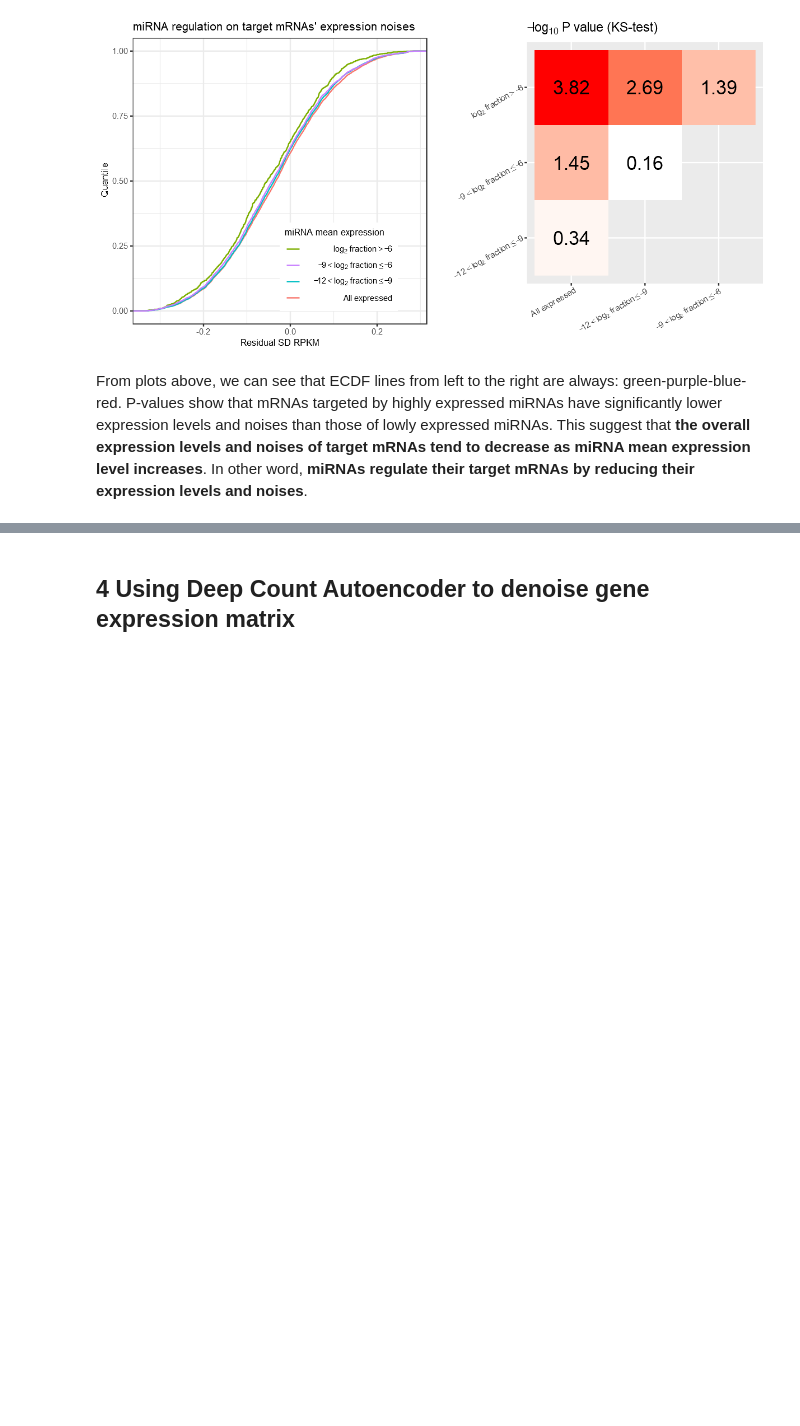
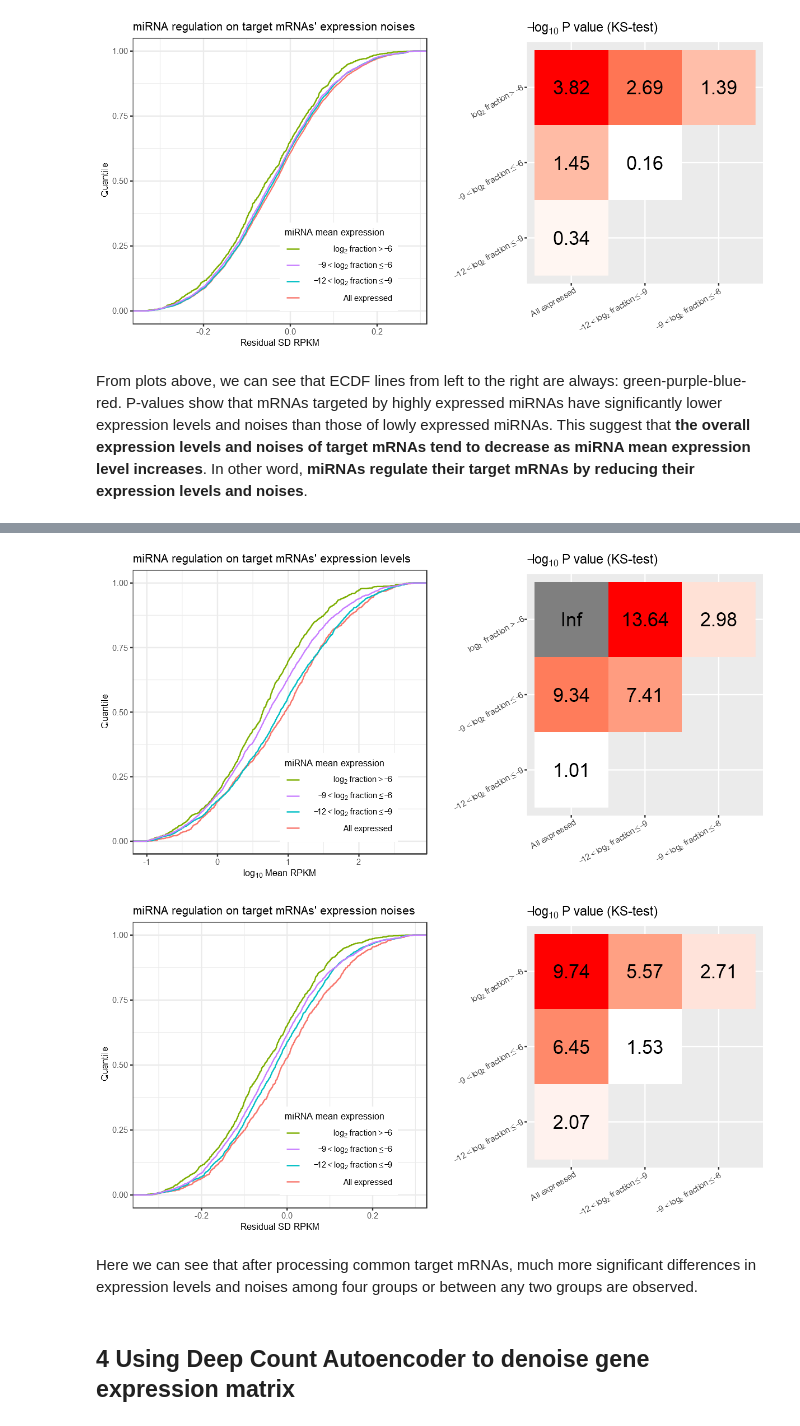
Before and after one commit to nshomron/sc-miReg, a Jupyter notebook: microRNA regulation in single cells.ipynb, the cells around one changed output, grey strips where cells are left out. Cells and saved outputs as stored; diff of their text form; code cells hidden in the pictures; blank space fills up the shorter version.

```diff
--- a/microRNA regulation in single cells.ipynb
+++ b/microRNA regulation in single cells.ipynb
@@ -317,26 +324,32 @@ ggarrange(plot_ecdf, plot_p)
 Loading required package: magrittr
 [figure]
 # %%
-plot_ecdf <- ggplot(meta_var_df, aes(x=noise, color=group)) +
-             stat_ecdf(geom = "step") +
-             lims(x=quantile(meta_var_df$noise,c(0.01,0.99))) +
-             labs(x='Residual SD RPKM' ,y='Quantile', title="miRNA regulation on target mRNAs' expression noises") +
-             scale_color_discrete(breaks=c('HE','ME','LE','background'),
-                                  name='miRNA mean expression',
-                                  labels=expression(log[2]~fraction > -6, -9 < log[2]~fraction <= -6, -12 < log[2]~fraction <= -9, 'All expressed')) +
-             theme_bw() +
-             theme(legend.position=c(0.7,0.2), title=element_text(size=10))
+# Plot ECDFs and P-value heatmap for target mRNA' expression noises in different groups
+plot_exp_noise <- function()
+{
+    plot_ecdf <- ggplot(meta_var_df, aes(x=noise, color=group)) +
+                 stat_ecdf(geom = "step") +
+                 lims(x=quantile(meta_var_df$noise,c(0.01,0.99))) +
+                 labs(x='Residual SD RPKM' ,y='Quantile', title="miRNA regulation on target mRNAs' expression noises") +
+                 scale_color_discrete(breaks=c('HE','ME','LE','background'),
+                                      name='miRNA mean expression',
+                                      labels=expression(log[2]~fraction > -6, -9 < log[2]~fraction <= -6, -12 < log[2]~fraction <= -9, 'All expressed')) +
+                 theme_bw() +
+                 theme(legend.position=c(0.7,0.2), title=element_text(size=10))
 
-plot_p <- ggplot(p_df,aes(x=x,y=y)) +
-          geom_raster(aes(fill = -log10(p_noise))) +
-          geom_text(aes(label = round(-log10(p_noise),2)), size=7) +
-          scale_fill_gradient(low = "white", high = "red") +
-          scale_x_discrete(limits=c('background','LE','ME'), labels=expression('All expressed', -12 < log[2]~fraction <= -9, -9 < log[2]~fraction <= -6)) +
-          scale_y_discrete(limits=c('LE','ME','HE'), labels=expression(-12 < log[2]~fraction <= -9, -9 < log[2]~fraction <= -6, log[2]~fraction > -6)) +
-          labs(x='',y='',title=expression(-log[10]~'P value (KS-test)')) +
-          theme(legend.position = 'none', axis.text = element_text(angle=30, hjust=1))
+    plot_p <- ggplot(p_df,aes(x=x,y=y)) +
+              geom_raster(aes(fill = -log10(p_noise))) +
+              geom_text(aes(label = round(-log10(p_noise),2)), size=7) +
+              scale_fill_gradient(low = "white", high = "red") +
+              scale_x_discrete(limits=c('background','LE','ME'), labels=expression('All expressed', -12 < log[2]~fraction <= -9, -9 < log[2]~fraction <= -6)) +
+              scale_y_discrete(limits=c('LE','ME','HE'), labels=expression(-12 < log[2]~fraction <= -9, -9 < log[2]~fraction <= -6, log[2]~fraction > -6)) +
+              labs(x='',y='',title=expression(-log[10]~'P value (KS-test)')) +
+              theme(legend.position = 'none', axis.text = element_text(angle=30, hjust=1))
 
-ggarrange(plot_ecdf, plot_p)
+    ggarrange(plot_ecdf, plot_p)
+}
+
+plot_exp_noise()
 # %% [output]
 [figure]
 # %% [markdown]
@@ -344,3 +433,11 @@ From plots above, we can see that ECDF lines from left to the right are always:
+# %%
+plot_exp_level()
+plot_exp_noise()
+# %% [output]
+[figure, added]
+[figure, added]
+# %% [markdown]
+Here we can see that after processing common target mRNAs, much more significant differences in expression levels and noises among four groups or between any two groups are observed.
 # %% [markdown]
 <h2 id="4"> 4 Using Deep Count Autoencoder to denoise gene expression matrix </h2>
 # %% [markdown]
```
Also changed, not shown: parts of 13 cells of this notebook, 2 other files.
